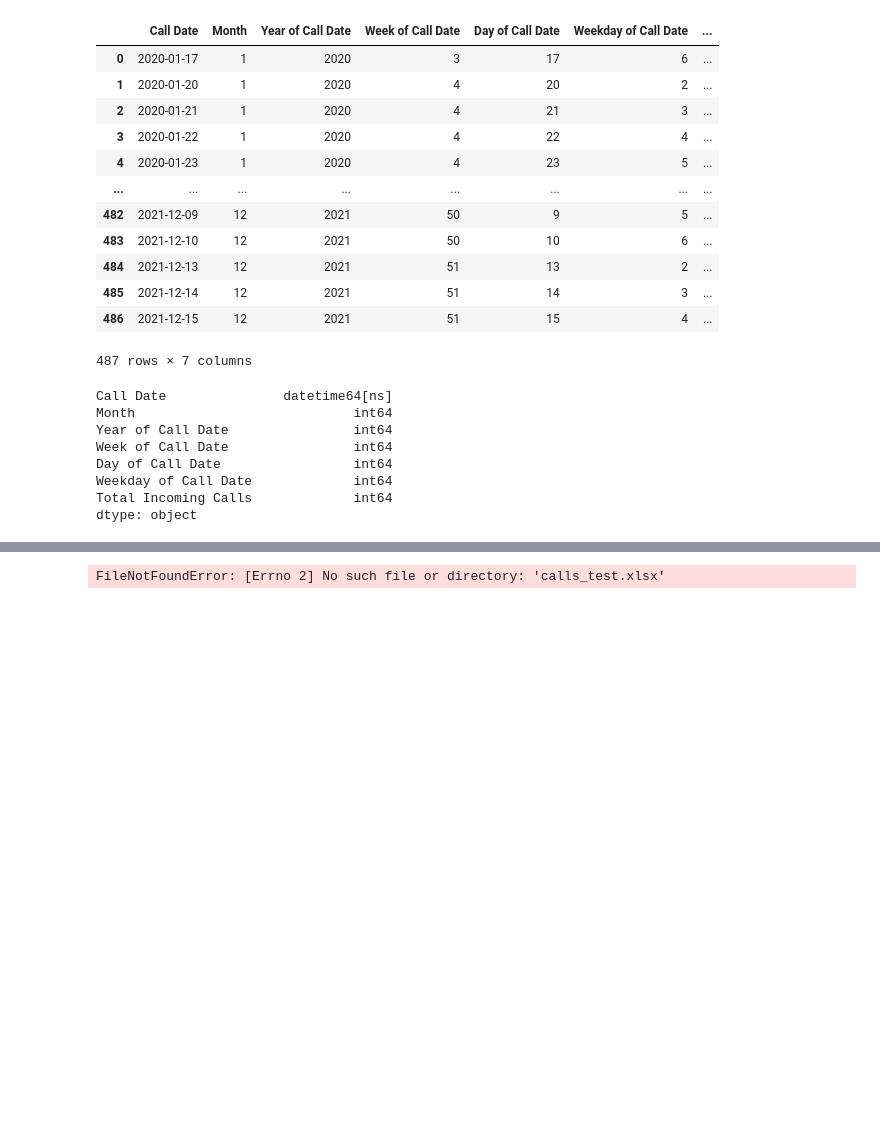
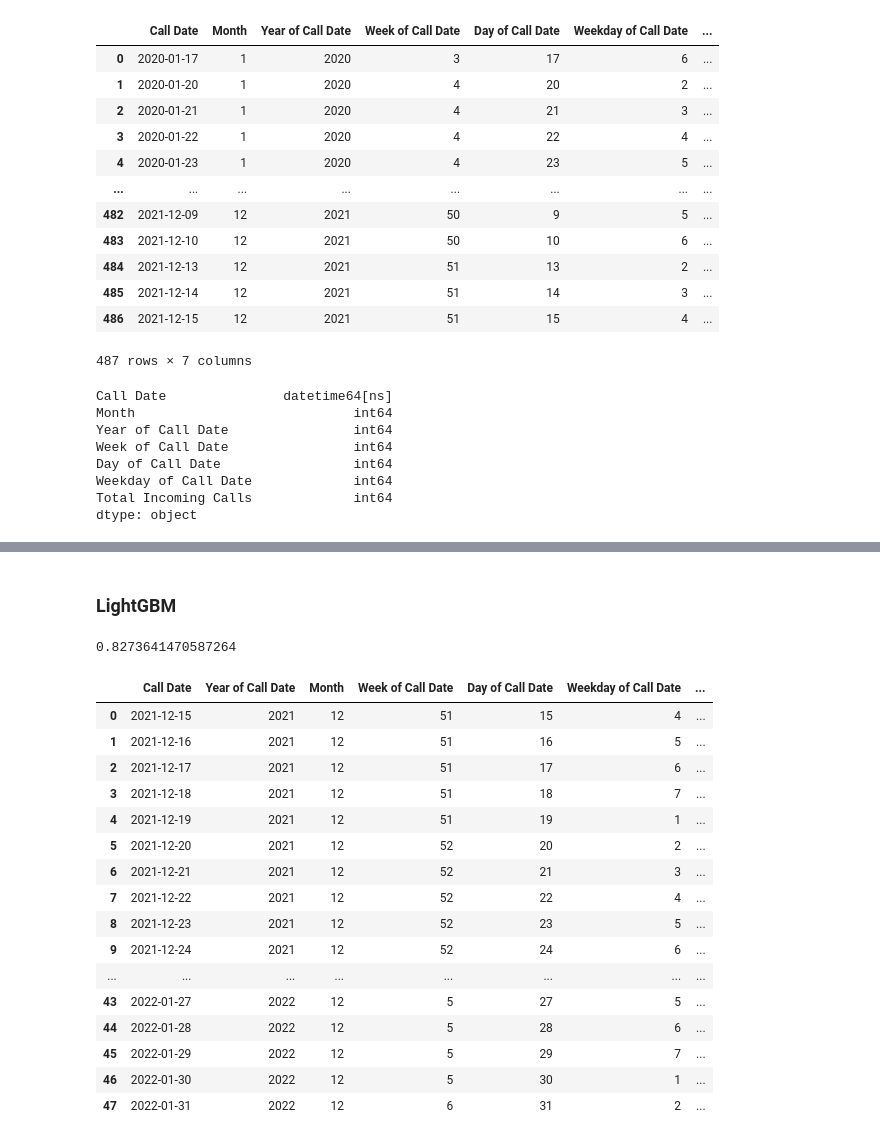
Before and after one commit to canonicalized/CallCenterForecast, a Jupyter notebook: callcenter.ipynb, the cells around one changed output, grey strips where cells are left out. Cells and saved outputs as stored; diff of their text form; code cells hidden in the pictures; blank space fills up the shorter version.

```diff
--- a/callcenter.ipynb
+++ b/callcenter.ipynb
@@ -84,0 +151,17 @@ models.sort_values(by='Score', ascending=False)
+# %%
+params = optimizer.max['params']
+
+# Converting the max_depth and n_estimator values from float to int
+params['max_depth'] = int(params['max_depth'])
+params['n_estimators'] = int(params['n_estimators'])
+params['min_samples_leaf'] = int(params['min_samples_leaf'])
+params['min_samples_split'] = int(params['min_samples_split'])
+
+# Initialize an XGBRegressor with the tuned parameters and fit the training data
+tunned_rf = RandomForestRegressor(**params)
+# Change verbose to True if you want to see it train
+tunned_rf.fit(x_train, y_train)
+
+y_pred = tunned_rf.predict(x_cv)
+r2_score(y_cv, y_pred)
+#mean_squared_error(y_cv, y_pred)
@@ -92,0 +182,16 @@ r2_score(pred,y_cv)
+# %%
+params={ 'objective':'reg:squarederror',
+         'max_depth': 6,
+         'colsample_bylevel':0.5,
+         'learning_rate':0.01,
+         'random_state':20}
+
+#reg = xgb.XGBRegressor(objective='reg:squarederror', max_depth=6, colsample_bylevel=0.5, learning_rate=0.01, random_state=20, n_estimators=1000)
+reg = xgb.XGBRegressor(objective='reg:squarederror',subsample=0.5, n_estimators=1000, max_depth=5, learning_rate=0.01, colsample_bytree=0.8, colsample_bylevel=0.8)
+
+reg.fit(x_train, y_train,
+        verbose=False)  # Change verbose to True if you want to see it train
+y_pred = reg.predict(x_cv)
+r2_score(y_cv, y_pred)
+# mean_squared_error(y_cv, y_pred)
+# reg.feature_importances_
@@ -93,13 +237,39 @@ r2_score(pred,y_cv)
+# %% [markdown]
+### LightGBM
+# %%
+lightGBM = lgb.LGBMRegressor(subsample=0.6, max_depth=20, learning_rate=0.3, colsample_bytree=0.9)
+lightGBM.fit(x_train, y_train)
+y_pred = lightGBM.predict(x_cv)
+r2_score(y_cv, y_pred)
+#mean_squared_error(y_cv, y_pred)
+# %% [output]
+0.8273641470587264
 # %%
 test = pd.read_excel('./calls_test.xlsx')
 test['Call Date'] = pd.to_datetime(test['Call Date'], format="%d.%m.%Y")
 test1=test.drop(['Call Date'],axis=1)
-pred2=model.predict(test1)
+pred2=reg.predict(test1)
 test['Total Incoming Calls']=pred2
 
 test
 # %% [output]
-FileNotFoundError: [Errno 2] No such file or directory: 'calls_test.xlsx'
+|  | Call Date | Year of Call Date | Month | Week of Call Date | Day of Call Date | Weekday of Call Date | ... |
+| 0 | 2021-12-15 | 2021 | 12 | 51 | 15 | 4 | ... |
+| 1 | 2021-12-16 | 2021 | 12 | 51 | 16 | 5 | ... |
+| 2 | 2021-12-17 | 2021 | 12 | 51 | 17 | 6 | ... |
+| 3 | 2021-12-18 | 2021 | 12 | 51 | 18 | 7 | ... |
+| 4 | 2021-12-19 | 2021 | 12 | 51 | 19 | 1 | ... |
+| 5 | 2021-12-20 | 2021 | 12 | 52 | 20 | 2 | ... |
+| 6 | 2021-12-21 | 2021 | 12 | 52 | 21 | 3 | ... |
+| 7 | 2021-12-22 | 2021 | 12 | 52 | 22 | 4 | ... |
+| 8 | 2021-12-23 | 2021 | 12 | 52 | 23 | 5 | ... |
+| 9 | 2021-12-24 | 2021 | 12 | 52 | 24 | 6 | ... |
+| ... | ... | ... | ... | ... | ... | ... | ... |
+| 43 | 2022-01-27 | 2022 | 12 | 5 | 27 | 5 | ... |
+| 44 | 2022-01-28 | 2022 | 12 | 5 | 28 | 6 | ... |
+| 45 | 2022-01-29 | 2022 | 12 | 5 | 29 | 7 | ... |
+| 46 | 2022-01-30 | 2022 | 12 | 5 | 30 | 1 | ... |
+| 47 | 2022-01-31 | 2022 | 12 | 6 | 31 | 2 | ... |
 # %%
 model.feature_importances_
 # %% [output]
```
Also changed, not shown: parts of 12 cells of this notebook.
